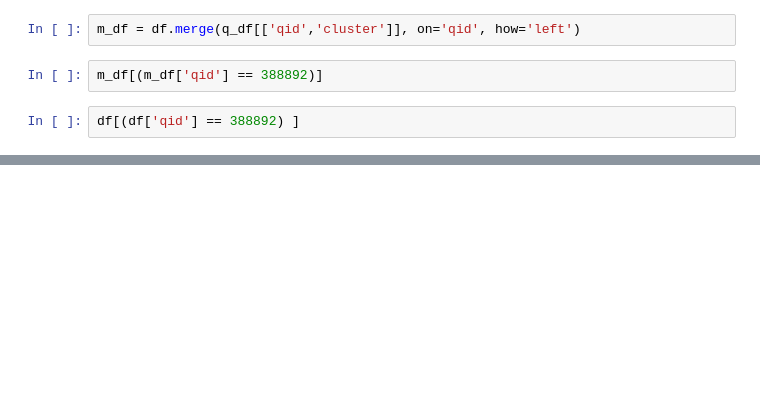
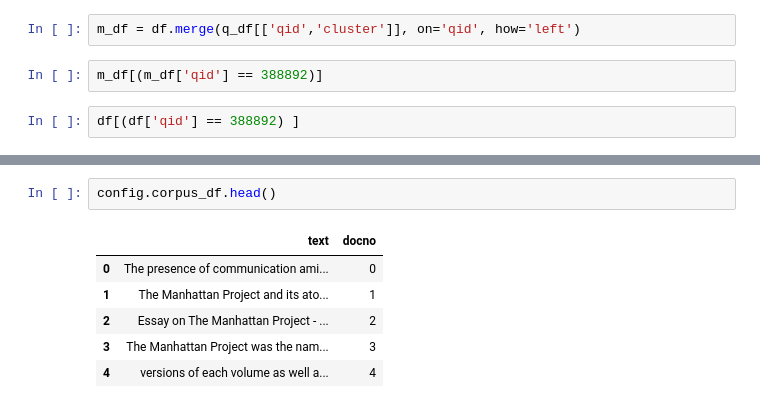
Before and after one commit to XuejunChang/T-Retrievability, a Jupyter notebook: test.ipynb, the cells around one changed output, grey strips where cells are left out. Saved outputs shown, nothing was run; the diff lists cells and outputs as text; blank space fills up the shorter version.

Commit message:
cikm submitted version

```diff
--- a/test.ipynb
+++ b/test.ipynb
@@ -327,0 +570,9 @@ df[(df['qid'] == 388892) ]
+# %%
+config.corpus_df.head()
+# %% [output]
+|  | text | docno |
+| 0 | The presence of communication ami... | 0 |
+| 1 | The Manhattan Project and its ato... | 1 |
+| 2 | Essay on The Manhattan Project - ... | 2 |
+| 3 | The Manhattan Project was the nam... | 3 |
+| 4 | versions of each volume as well a... | 4 |
```
Also changed, not shown: parts of 57 cells of this notebook, 9 other files.
